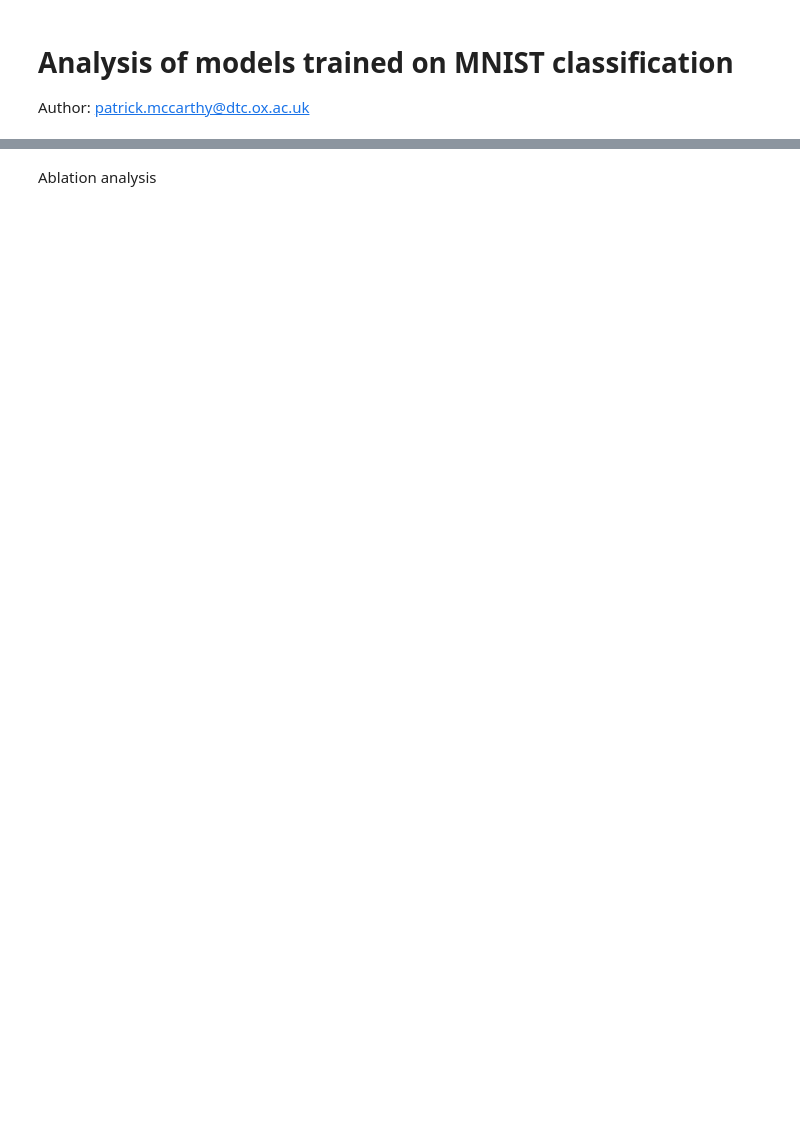
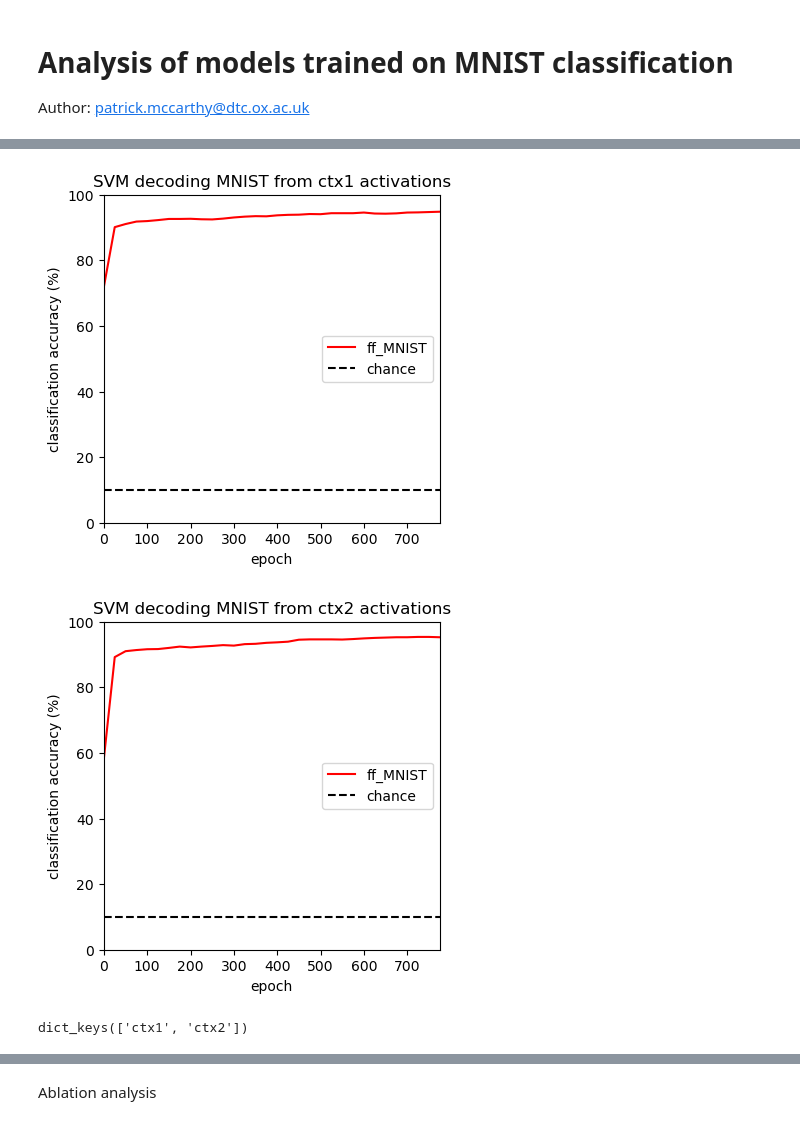
Before and after one commit to pmccthy/ThalamoCortex, a Jupyter notebook: analysis/mnist_analysis.ipynb, the cells around one changed output, grey strips where cells are left out. Cells and saved outputs as stored; diff of their text form; code cells hidden in the pictures; blank space fills up the shorter version.

```diff
--- a/analysis/mnist_analysis.ipynb
+++ b/analysis/mnist_analysis.ipynb
@@ -64,0 +144,2 @@ Trained model analysis
+# %%
+models_selected = ["ff_MNIST"]
@@ -64,0 +151,6 @@ Trained model analysis
+# %%
+# create loaders
+trainset_loader, testset_loader, metadata = create_data_loaders(dataset=results[models_selected[0]]["hyperparams"]["dataset"],
+                                                                norm=results[models_selected[0]]["hyperparams"]["norm"],
+                                                                batch_size=32,
+                                                                save_path="/Users/patmccarthy/Documents/ThalamoCortex/data")
@@ -64,0 +228,13 @@ Trained model analysis
+# %%
+# define readable names for connections of interest
+# NOTE: always double check these before usimng
+# readable_names = {"ctx1": list(activations["ff_MNIST"][0].keys())[2],
+#                   "ctx2": list(activations["ff_MNIST"][0].keys())[5],
+#                   "ctx_readout": list(activations["ff_MNIST"][0].keys())[7]
+#                 #   "thal": list(activations["ff_MNIST"][0].keys())[10], # TODO: figure out why thal layer not showing up in activations dict
+# }
+readable_layer_idxs = {"ctx1": 2,
+                       "ctx2": 5,
+                       "ctx_readout": 7
+                #   "thal": 10, # TODO: figure out why thal layer not showing up in activations dict
+}
@@ -64,0 +300,21 @@ Trained model analysis
+# %%
+for layer in accuracies.keys():
+    fig, ax = plt.subplots(1, 1, figsize=(4, 4), layout="constrained")
+    for model_idx, model_selected in enumerate(accuracies[layer].keys()):
+        ax.plot(accuracies[layer][model_selected].keys(), np.array(list(accuracies[layer][model_selected].values())) * 100, c=colours[model_idx], label=model_selected)
+    ax.axhline(10, ls="--", c="k", label="chance")
+    ax.set_title(f"SVM decoding MNIST from {layer} activations")
+    ax.set_ylabel("classification accuracy (%)")
+    ax.set_xlabel("epoch")
+    ax.set_ylim(0, 100)
+    ax.set_xlim(list(accuracies[layer][model_selected].keys())[0], list(accuracies[layer][model_selected].keys())[-1])
+    ax.legend(loc="center right")
+    fig.patch.set_facecolor("w")
+    # fig.savefig(Path(save_path, f"svm_decoding_through_time_{layer_select}_epoch{epoch}.png"), dpi=200)
+# %% [output]
+[figure, added]
+[figure, added]
+# %%
+accuracies.keys()
+# %% [output]
+dict_keys(['ctx1', 'ctx2'])
```
Also changed, not shown: parts of 43 cells of this notebook, 5 other files.
